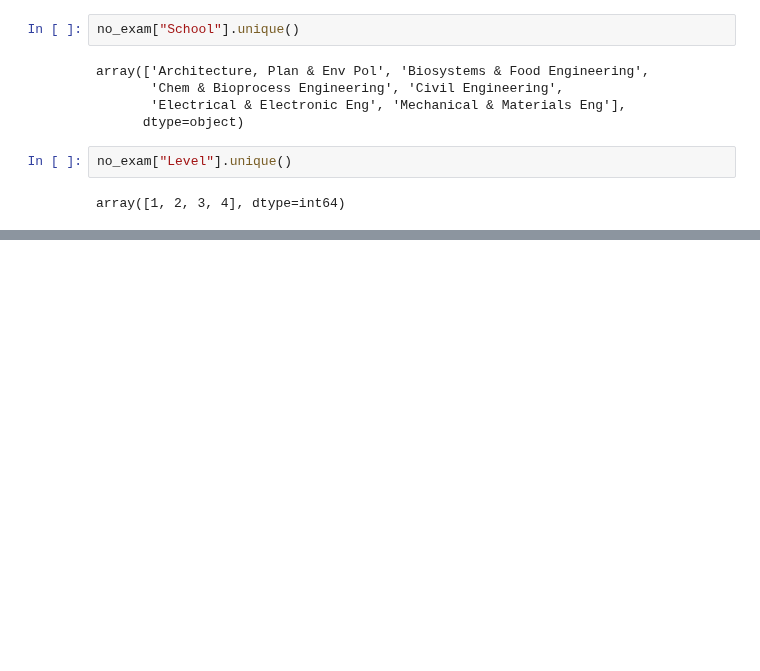
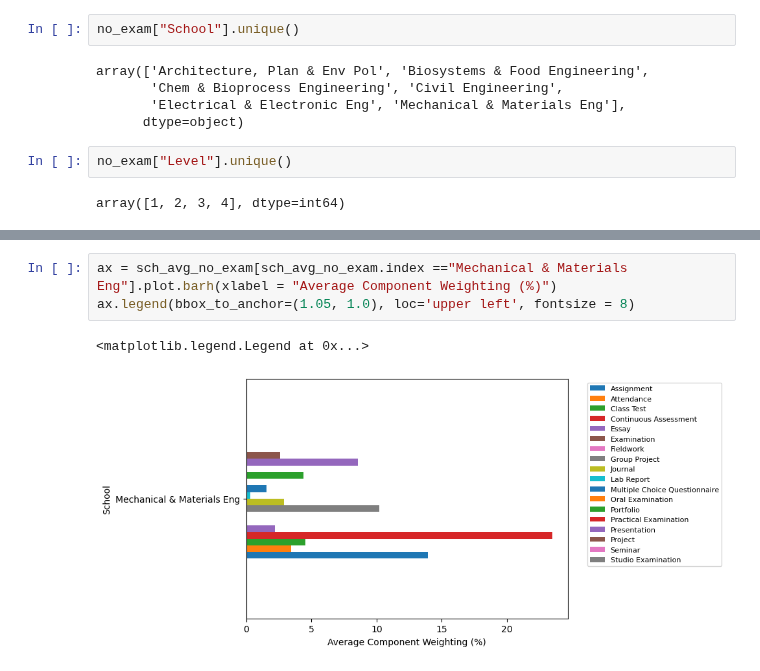
Before and after one commit to CathaloFaolain/ChatGPTAssessment, a Jupyter notebook: Exploration No Exam Modules.ipynb, the cells around one changed output, grey strips where cells are left out. Cells and saved outputs as stored; diff of their text form; blank space fills up the shorter version.

```diff
--- a/Exploration No Exam Modules.ipynb
+++ b/Exploration No Exam Modules.ipynb
@@ -240,0 +437,6 @@ thesis
+# %%
+ax = sch_avg_no_exam[sch_avg_no_exam.index =="Mechanical & Materials Eng"].plot.barh(xlabel = "Average Component Weighting (%)")
+ax.legend(bbox_to_anchor=(1.05, 1.0), loc='upper left', fontsize = 8)
+# %% [output]
+<matplotlib.legend.Legend at 0x...>
+[figure, added]
```
Also changed, not shown: parts of 20 cells of this notebook, 1 other file.
